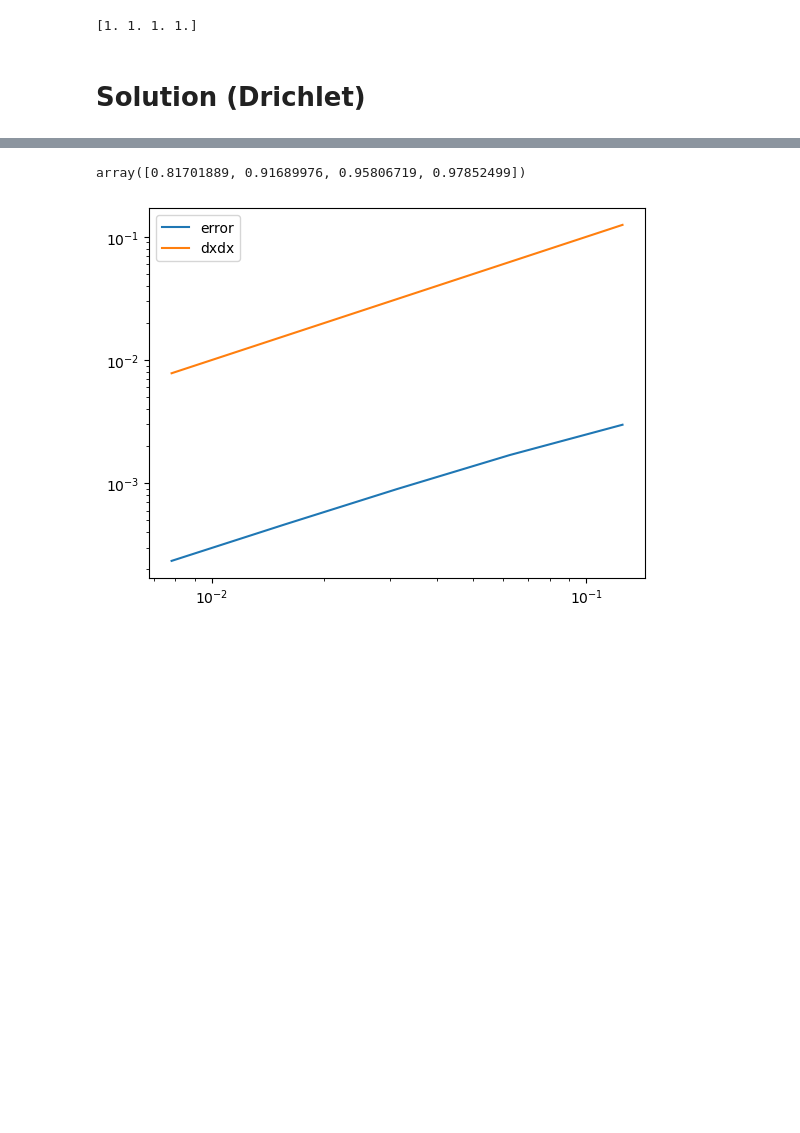
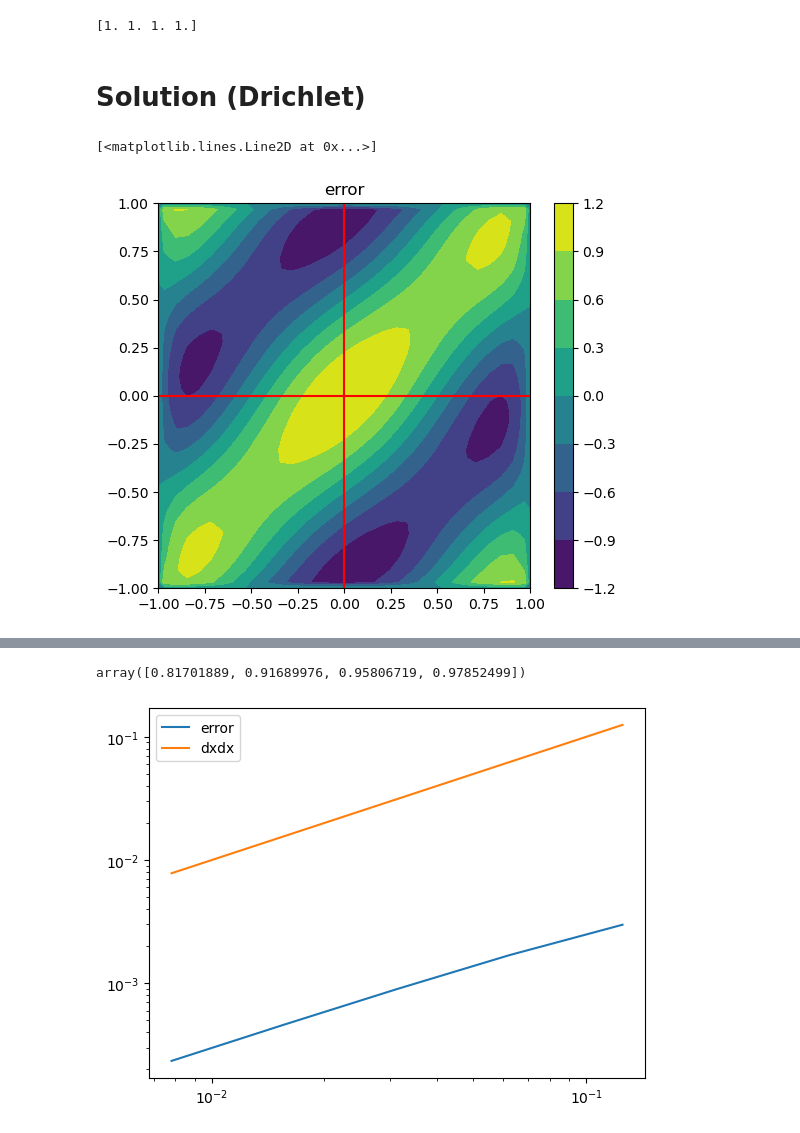
Before and after one commit to dontempty/PaScaL_TDMA_lab, a Jupyter notebook: examples_lab/lab.ipynb, the cells around one changed output, grey strips where cells are left out. Cells and saved outputs as stored; diff of their text form; code cells hidden in the pictures; blank space fills up the shorter version.

```diff
--- a/examples_lab/lab.ipynb
+++ b/examples_lab/lab.ipynb
@@ -307,6 +307,39 @@ for j in range(ny+2):
         y[j] = yN
     else:
         y[j] = y0 + dy/2 + dy*(j-1)
+# %%
+solution = np.zeros((ny+2, nx+2))
+for j in range(npy):
+    for i in range(npx):
+        temp = np.array(pd.read_csv(f"{folder_name}/{file_name}_{j}{i}.csv", header=None))
+
+        j_idx_sta = int(j*mx) + 1
+        j_idx_end = int((j+1)*mx) + 1
+        i_idx_sta = int(i*mx) + 1
+        i_idx_end = int((i+1)*mx) + 1
+
+        solution[j_idx_sta:j_idx_end, i_idx_sta:i_idx_end] = temp[1:-1, 1:-1]
+
+X, Y = np.meshgrid(x, y)
+
+t = 1
+
+exact_solution = np.zeros((ny+2, nx+2))
+for j in range(0, ny+2):
+    for i in range(0, nx+2):
+        exact_solution[i, j] = np.cos(np.pi*x[i])*np.cos(np.pi*y[j]) + np.sin(np.pi*x[i])*np.sin(np.pi*y[j]) * np.exp(-2*np.pi**2 * t)
+
+plt.figure(figsize=(6, 5))
+plt.contourf(X, Y, solution)
+plt.colorbar()
+plt.title("error")
+
+#plt.plot([0, 0], [-1, 1], color = "red")
+plt.plot([0, 0], [-1, 1], color = "red")
+plt.plot([-1, 1], [0, 0], color = "red")
+# %% [output]
+[<matplotlib.lines.Line2D at 0x...>]
+[figure, added]
 # %%
 solution = np.zeros((ny+2, nx+2))
 for j in range(npy):
```
Also changed, not shown: parts of 10 cells of this notebook, 32 other files.
